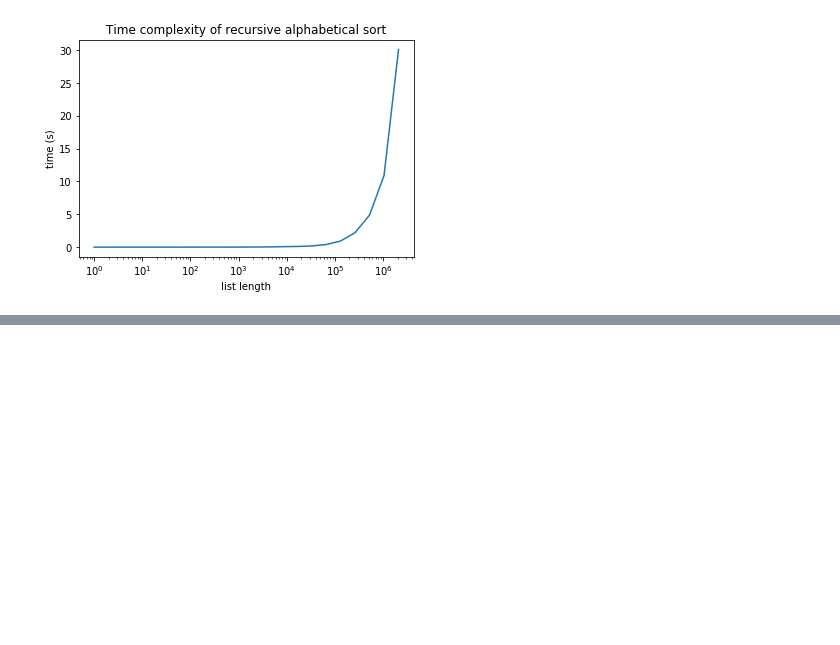
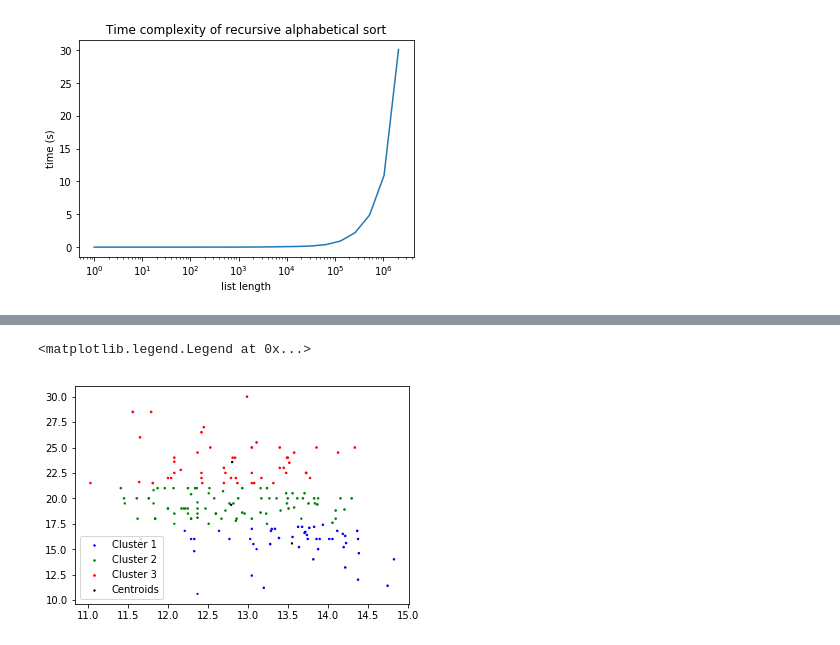
Before and after one commit to Debodeep94/ADM-HW4, a Jupyter notebook: main.ipynb, the cells around one changed output, grey strips where cells are left out. Cells and saved outputs as stored; diff of their text form; code cells hidden in the pictures; blank space fills up the shorter version.

```diff
--- a/main.ipynb
+++ b/main.ipynb
@@ -641,0 +883,4 @@ plt.show()
+# %%
+# Calculating the sum of the attributes
+df_sum=df.groupby(["cluster"]).sum()
+df_sum
@@ -641,0 +893,4 @@ plt.show()
+# %%
+# Counting the number of members in the clusters
+df_count=df.groupby(["cluster"]).count()
+df_count
@@ -641,0 +903,3 @@ plt.show()
+# %%
+# Clculating the values of the centroids
+centroids=df_sum.iloc[0:3]/df_count.iloc[0:3,0:3]
@@ -641,0 +921,21 @@ plt.show()
+# %%
+from mpl_toolkits.mplot3d import Axes3D
+from matplotlib import pyplot
+
+df['subset'] = np.select([df.cluster==1, df.cluster==2, df.cluster==3],
+                         ['Cluster 1', 'Cluster 2', 'Cluster 3'])
+
+fig = plt.figure()
+fig_size = plt.rcParams["figure.figsize"]
+fig_size[0] = 6
+fig_size[1] = 4
+
+
+for color, label in zip('bgrm', ['Cluster 1', 'Cluster 2', 'Cluster 3']):
+    subset = df[df.subset == label]
+    plt.scatter(subset.Alcohol,subset.Alcalinity_of_ash,subset.Ash,c=color, label=str(label))
+plt.scatter(centroids["Alcohol"],centroids["Alcalinity_of_ash"],centroids["Ash"],marker='*',c="black",label="Centroids")
+plt.legend()
+# %% [output]
+<matplotlib.legend.Legend at 0x...>
+[figure, added]
```
Also changed, not shown: parts of 57 cells of this notebook, 1 other file.
